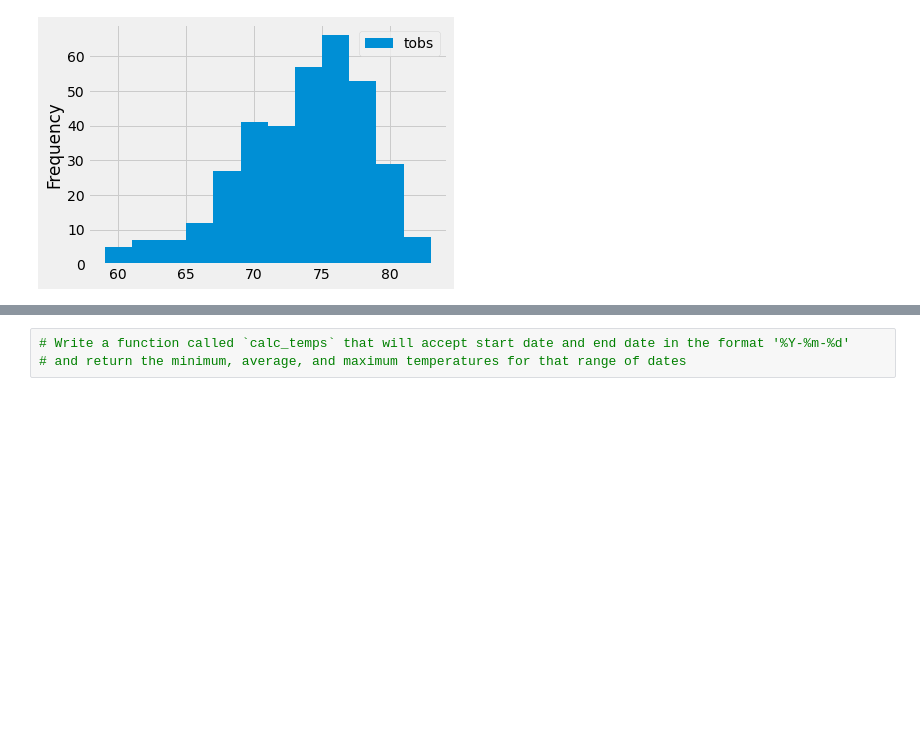
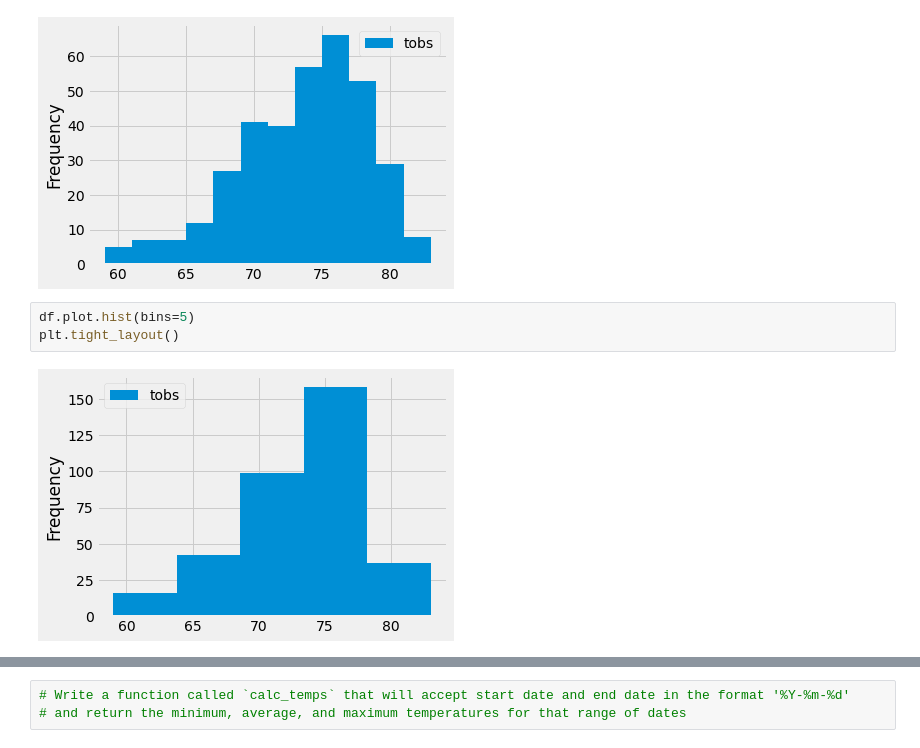
Before and after one commit to zoomdmartin02/Surfs-Up, a Jupyter notebook: climate_analysis.ipynb, the cells around one changed output, grey strips where cells are left out. Cells and saved outputs as stored; diff of their text form; blank space fills up the shorter version.

```diff
--- a/climate_analysis.ipynb
+++ b/climate_analysis.ipynb
@@ -112,3 +112,8 @@ df.plot.hist(bins=12)
 plt.tight_layout()
 # %% [output]
 [figure]
+# %%
+df.plot.hist(bins=5)
+plt.tight_layout()
+# %% [output]
+[figure, added]
```
Also changed, not shown: parts of 1 cell of this notebook, 1 other file.
